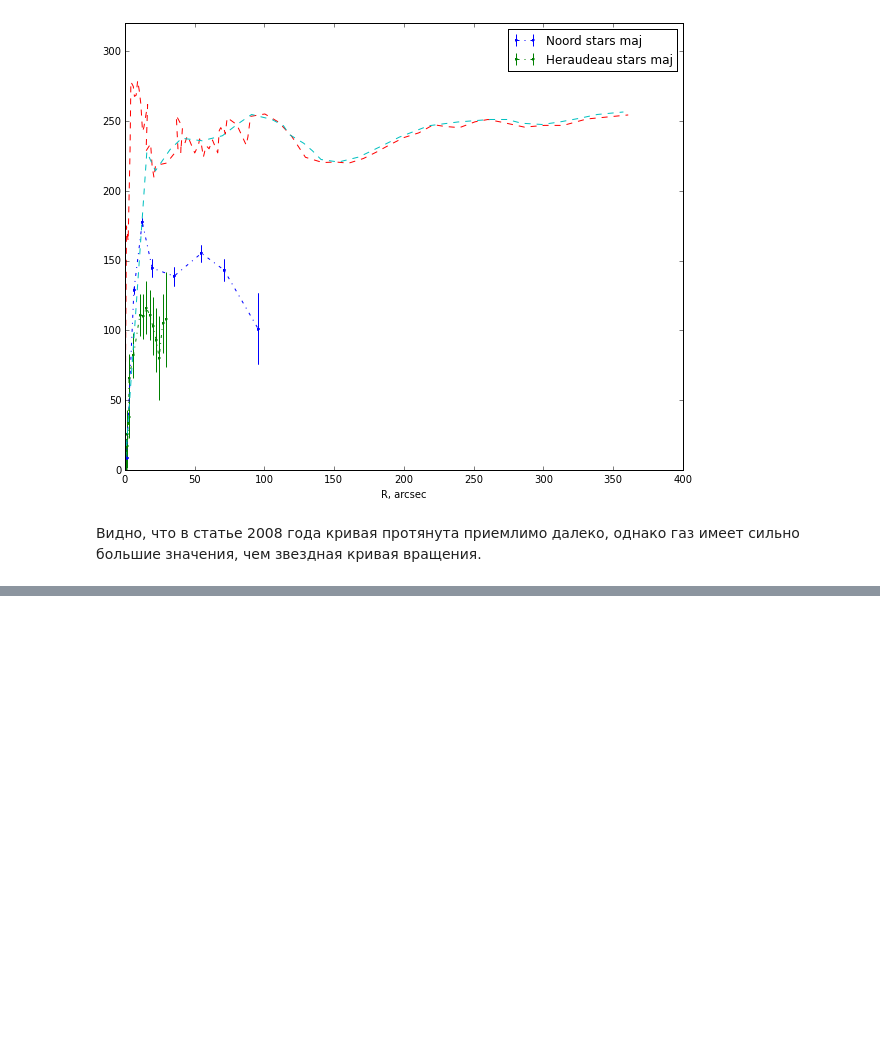
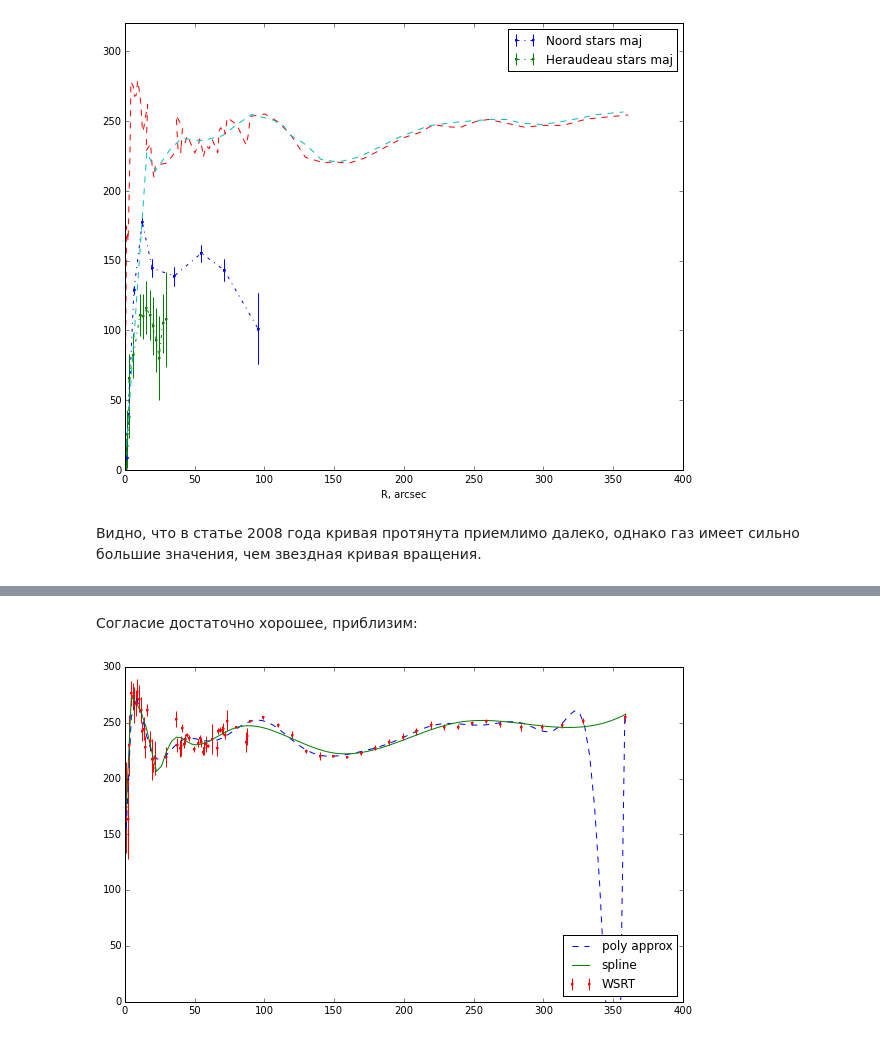
Before and after one commit to Amarchuk/2FInstability, a Jupyter notebook: notebooks/2f/n3898.ipynb, the cells around one changed output, grey strips where cells are left out. Cells and saved outputs as stored; diff of their text form; code cells hidden in the pictures; blank space fills up the shorter version.

```diff
--- a/notebooks/2f/n3898.ipynb
+++ b/notebooks/2f/n3898.ipynb
@@ -181,0 +248,19 @@ plt.show()
+# %% [markdown]
+Согласие достаточно хорошее, приблизим:
+# %%
+fig = plt.figure(figsize=[10,6])
+
+gas_approx = poly1d(polyfit(r_wsrt, vel_wsrt, deg=15))
+test_points = np.linspace(min(r_wsrt), max(r_wsrt), 100)
+plt.plot(test_points, gas_approx(test_points), '--', label='poly approx')
+
+spl_gas = inter.UnivariateSpline(r_wsrt, vel_wsrt, k=3, s=2400.)
+plt.plot(test_points, spl_gas(test_points), '-', label='spline')
+
+plt.errorbar(r_wsrt, vel_wsrt, yerr=e_vel_wsrt, fmt='.', marker='.', mew=0, label = 'WSRT')
+
+plt.ylim(0, 300)
+plt.legend(loc='lower right')
+plt.show()
+# %% [output]
+[figure, added]
```
Also changed, not shown: parts of 50 cells of this notebook, 9 other files.
